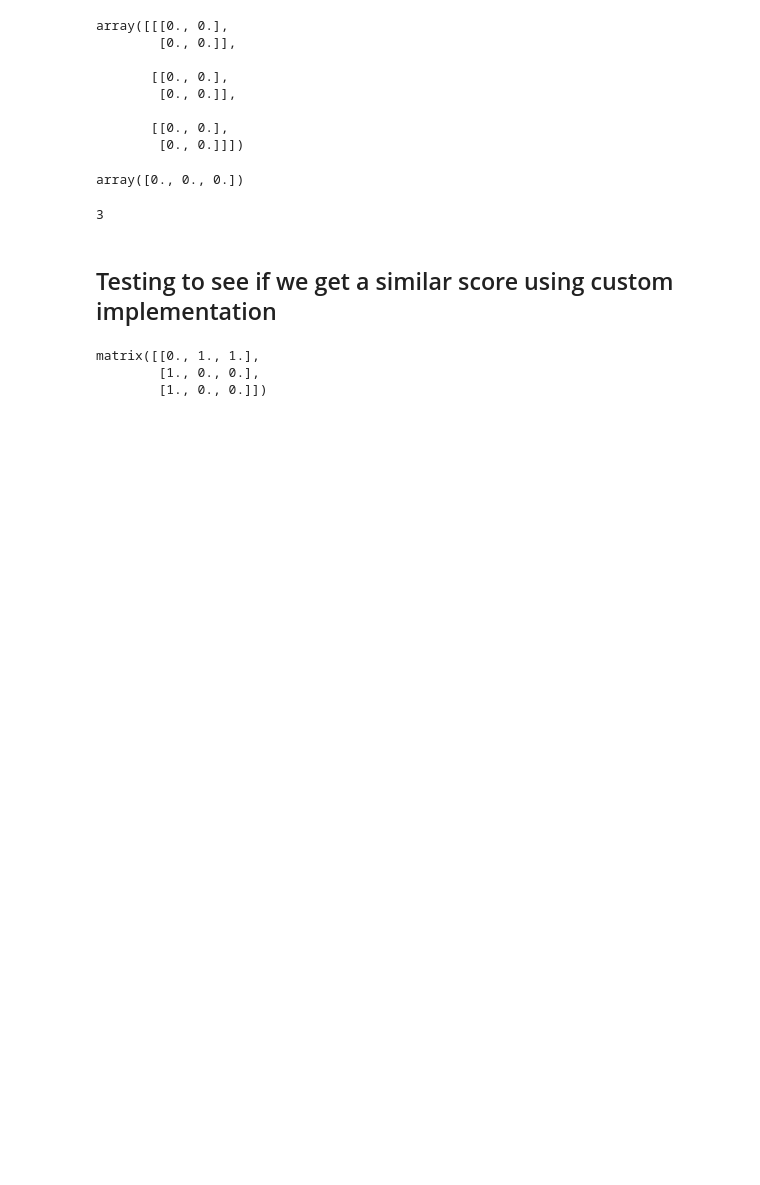
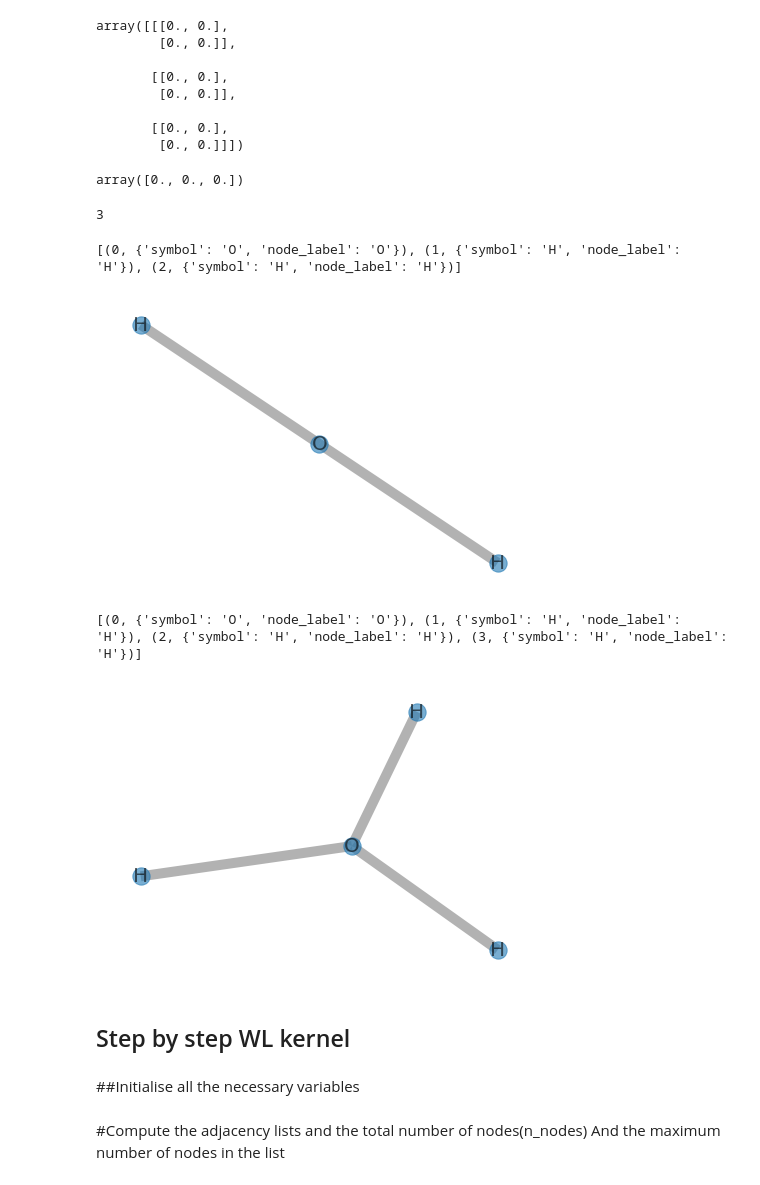
Before and after one commit to cosmina98/PhD, a Jupyter notebook: 2022/Oct/graph classification on MUTAG using the Weisfeiler-Lehman subtree kernel.ipynb, the cells around one changed output. Saved outputs shown, nothing was run; the diff lists cells and outputs as text; code cells hidden in the pictures; blank space fills up the shorter version.

```diff
--- a/2022/Oct/graph classification on MUTAG using the Weisfeiler-Lehman subtree kernel.ipynb
+++ b/2022/Oct/graph classification on MUTAG using the Weisfeiler-Lehman subtree kernel.ipynb
@@ -134,5 +134,3 @@ array([0., 0., 0.])
 len(G1)
 # %% [output]
 3
-# %% [markdown]
-## Testing to see if we get a similar score using custom implementation
@@ -153,11 +148,27 @@ def get_nxgraph_from_adjanecy_matrix(adjacency_matrix):
 # %%
 G1=get_nxgraph_from_adjanecy_matrix(np.array(H2O_adjacency))
 G2=get_nxgraph_from_adjanecy_matrix(np.array(H3O_adjacency))
-# %%
-A = nx.to_numpy_matrix(G1,nodelist=None, nonedge=0, multigraph_weight=min,weight='weight')
-B= nx.to_numpy_matrix(G2,nodelist=None,nonedge=0, multigraph_weight=min,weight='weight')
-A
-# %% [output]
-matrix([[0., 1., 1.],
-        [1., 0., 0.],
-        [1., 0., 0.]])
+# %%
+G1.nodes[1]['node_label'] = 'H'
+G1.nodes[0]['node_label'] = 'O'
+G1.nodes[2]['node_label'] = 'H'
+print(G1.nodes.data())
+labels = nx.get_node_attributes(G1,'node_label')
+pos1 = nx.spring_layout(G1)
+nx.draw(G1, pos1,labels=labels,with_labels = True,width = 10, font_size=20, alpha=0.6, edge_color="gray", node_shape=None)
+plt.show()
+G2.nodes[1]['node_label'] = 'H'
+G2.nodes[0]['node_label'] = 'O'
+G2.nodes[2]['node_label'] = 'H'
+G2.nodes[3]['node_label'] = 'H'
+print(G2.nodes.data())
+pos2 = nx.spring_layout(G2)
+labels = nx.get_node_attributes(G2,'node_label')
+nx.draw(G2, pos2,labels=labels, with_labels = True,width = 10, font_size=20, alpha=0.6, edge_color="gray", node_shape=None)
+# %% [output]
+[(0, {'symbol': 'O', 'node_label': 'O'}), (1, {'symbol': 'H', 'node_label': 'H'}), (2, {'symbol': 'H', 'node_label': 'H'})]
+[figure, added]
+[(0, {'symbol': 'O', 'node_label': 'O'}), (1, {'symbol': 'H', 'node_label': 'H'}), (2, {'symbol': 'H', 'node_label': 'H'}), (3, {'symbol': 'H', 'node_label': 'H'})]
+[figure, added]
+# %% [markdown]
+## Step by step WL kernel
@@ -163,0 +179,2 @@ matrix([[0., 1., 1.],
+# %% [markdown]
+##Initialise all the necessary variables
@@ -163,0 +190,3 @@ matrix([[0., 1., 1.],
+# %% [markdown]
+#Compute the adjacency lists and the total number of nodes(n_nodes)
+And the maximum number of nodes in the list
```
Also changed, not shown: parts of 33 cells of this notebook.
